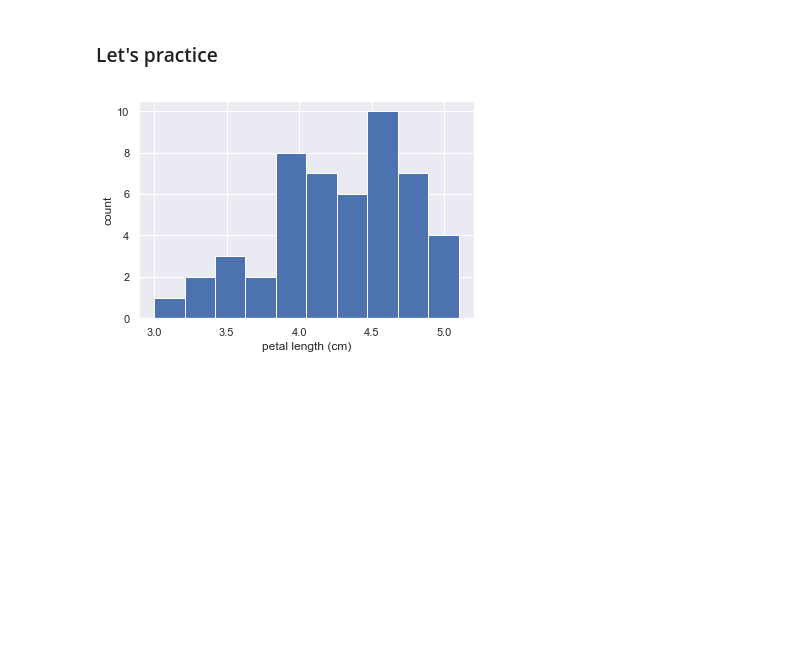
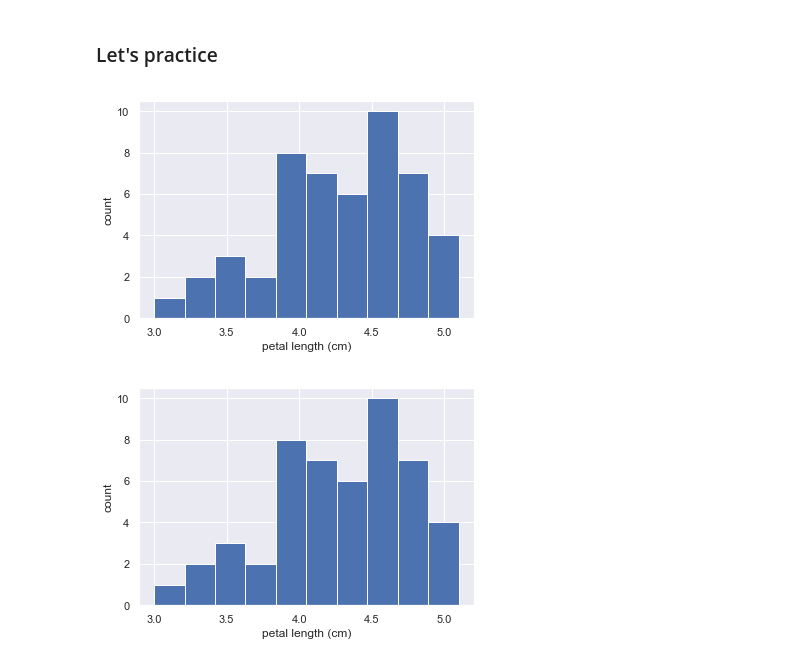
Before and after one commit to kwarodom/100DaysMLCodeChallenge, a Jupyter notebook: Week1 All Basics/Lecture3 Basic Math/3. Graphical Exploratory Data Analysis/Introduction to Exploratory Data Analysis.ipynb, the cells around one changed output. Drawn from its saved outputs; the diff is of its cells as text; code cells hidden in the pictures; blank space fills up the shorter version.

Commit message:
Numpy Exercise

```diff
--- a/Week1 All Basics/Lecture3 Basic Math/3. Graphical Exploratory Data Analysis/Introduction to Exploratory Data Analysis.ipynb
+++ b/Week1 All Basics/Lecture3 Basic Math/3. Graphical Exploratory Data Analysis/Introduction to Exploratory Data Analysis.ipynb
@@ -64,6 +64,40 @@ plt.show()
 [figure]
 # %% [markdown]
 ### Let's practice
+# %%
+'''
+Axis labels!
+100xp
+In the last exercise, you made a nice histogram of petal lengths of Iris versicolor,
+but you didn't label the axes! That's ok; it's not your fault since we didn't ask you to.
+Now, add axis labels to the plot using plt.xlabel() and plt.ylabel(). Don't forget to add
+units and assign both statements to _. The packages matplotlib.pyplot and seaborn are already
+imported with their standard aliases. This will be the case in what follows, unless specified
+otherwise.
+
+Instructions
+Label the axes. Don't forget that you should always include units in your axis labels. Your
+y-axis label is just 'count'. Your x
+-axis label is 'petal length (cm)'. The units are essential!
+Display the plot constructed in the above steps using plt.show().
+'''
+# Import plotting modules
+import numpy as np
+import matplotlib.pyplot as plt
+import seaborn as sns
+
+versicolor_petal_length = np.array([ 4.7,  4.5,  4.9,  4. ,  4.6,  4.5,  4.7,  3.3,  4.6,  3.9,  3.5,
+        4.2,  4. ,  4.7,  3.6,  4.4,  4.5,  4.1,  4.5,  3.9,  4.8,  4. ,
+        4.9,  4.7,  4.3,  4.4,  4.8,  5. ,  4.5,  3.5,  3.8,  3.7,  3.9,
+        5.1,  4.5,  4.5,  4.7,  4.4,  4.1,  4. ,  4.4,  4.6,  4. ,  3.3,
+        4.2,  4.2,  4.2,  4.3,  3. ,  4.1])
+sns.set()
+_ = plt.hist(versicolor_petal_length, bins=10)
+_ = plt.xlabel('petal length (cm)')
+_ = plt.ylabel('count')
+plt.show()
+# %% [output]
+[figure, added]
 # %%
 '''
 Axis labels!
```
Also changed, not shown: parts of 5 cells of this notebook, 2 other files.
